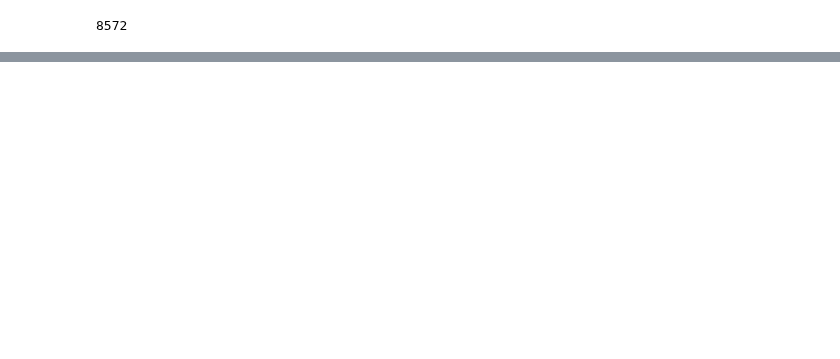
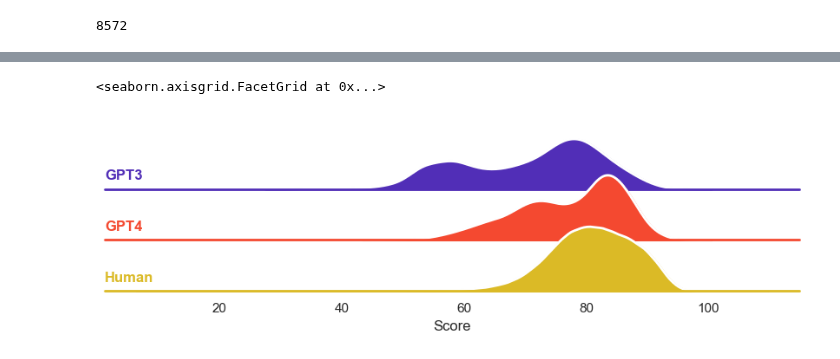
Before and after one commit to AntoineBellemare/DAT_GPT, a Jupyter notebook: scripts/visualization.ipynb, the cells around one changed output, grey strips where cells are left out. Cells and saved outputs as stored; diff of their text form; code cells hidden in the pictures; blank space fills up the shorter version.

```diff
--- a/scripts/visualization.ipynb
+++ b/scripts/visualization.ipynb
@@ -733,0 +127,6 @@ array([[0.00000000e+000, 2.11890675e-234, 5.30492593e-007,
+# %%
+results_df = pd.concat([results_df, pd.DataFrame({'Temperature': np.tile(None, len(DAT_bigdata)),
+                                                  'Strategy': np.tile(None, len(DAT_bigdata)),
+                                                  'Score': np.array(DAT_bigdata),
+                                                  'Model': np.tile('Human', len(DAT_bigdata)),
+                                                  'Control': np.tile(None, len(DAT_bigdata))})])
@@ -733,0 +135,40 @@ array([[0.00000000e+000, 2.11890675e-234, 5.30492593e-007,
+# %%
+import numpy as np
+import pandas as pd
+import seaborn as sns
+import matplotlib.pyplot as plt
+sns.set_theme(style="white", rc={"axes.facecolor": (0, 0, 0, 0)})
+
+# Initialize the FacetGrid object
+pal = sns.color_palette('CMRmap',n_colors=3, desat=.9)
+g = sns.FacetGrid(results_df, row="Model", hue="Model", aspect=9, height=1, palette=pal)
+
+# Draw the densities in a few steps
+g.map(sns.kdeplot, "Score",
+      bw_adjust=1, clip_on=False,
+      fill=True, alpha=1, linewidth=1.5)
+g.map(sns.kdeplot, "Score", clip_on=False, color="w", lw=2, bw_adjust=1)
+
+# passing color=None to refline() uses the hue mapping
+g.refline(y=0, linewidth=2, linestyle="-", color=None, clip_on=False)
+
+
+# Define and use a simple function to label the plot in axes coordinates
+def label(x, color, label):
+    ax = plt.gca()
+    ax.text(0, .2, label, fontweight="bold", color=color,
+            ha="left", va="center", transform=ax.transAxes)
+
+
+g.map(label, "Score")
+
+# Set the subplots to overlap
+g.figure.subplots_adjust(hspace=-.25)
+
+# Remove axes details that don't play well with overlap
+g.set_titles("")
+g.set(yticks=[], ylabel="")
+g.despine(bottom=True, left=True)
+# %% [output]
+<seaborn.axisgrid.FacetGrid at 0x...>
+[figure, added]
```
Also changed, not shown: parts of 29 cells of this notebook.
